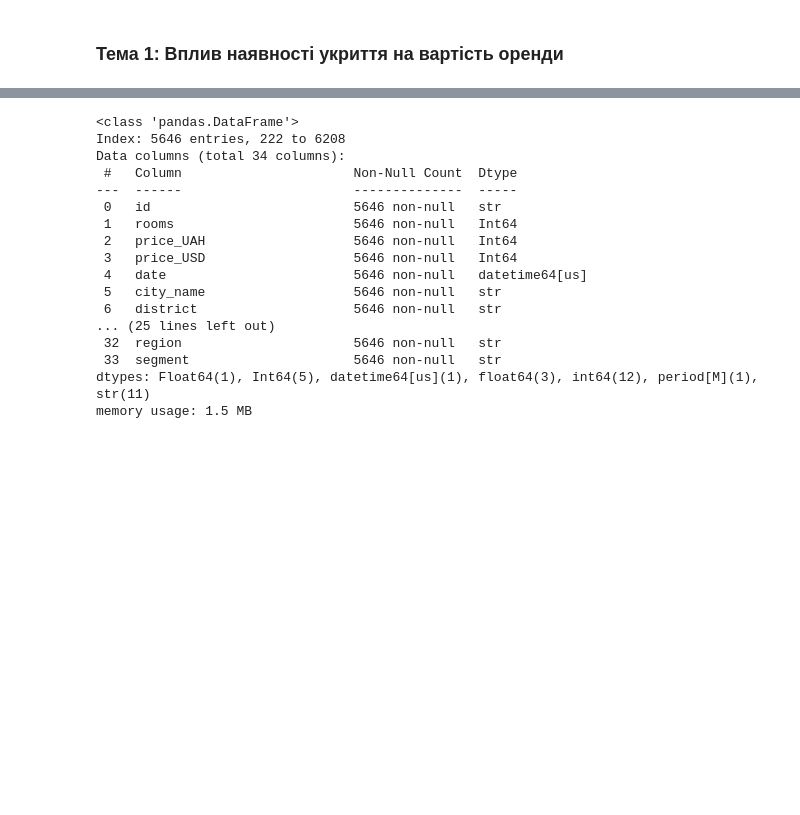
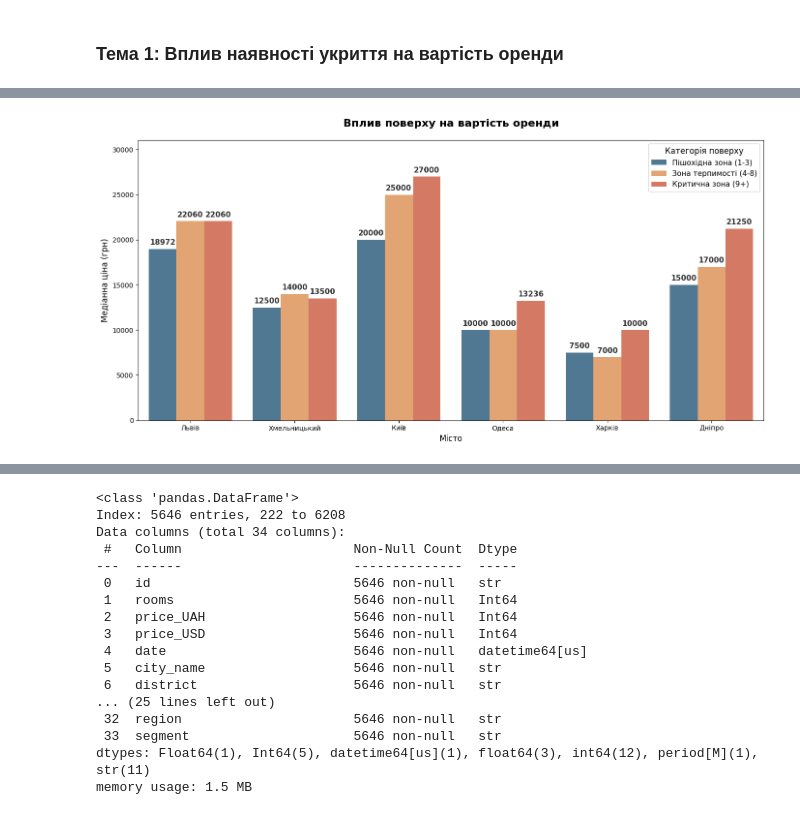
Before and after one commit to kon7drat-illia/Residential-Rental-Market-Analysis, a Jupyter notebook: notebook.ipynb, the cells around one changed output, grey strips where cells are left out. Saved outputs shown, nothing was run; the diff lists cells and outputs as text; code cells hidden in the pictures; blank space fills up the shorter version.

```diff
--- a/notebook.ipynb
+++ b/notebook.ipynb
@@ -2831,0 +2856,77 @@ strong multicollinearity or other numerical problems.
+# %%
+# ==========================================
+# 1. ПІДГОТОВКА ДАНИХ (Весь датасет, 6 міст)
+# ==========================================
+target_cities = ['Львів', 'Хмельницький', 'Київ', 'Одеса', 'Харків', 'Дніпро']
+
+# Беремо всі сегменти
+df_floors = cl_df[cl_df['city_name'].isin(target_cities)].copy()
+
+# ==========================================
+# 2. КАТЕГОРИЗАЦІЯ ПОВЕРХІВ
+# ==========================================
+def categorize_floor(floor):
+    if pd.isna(floor):
+        return np.nan
+    if floor <= 3:
+        return 'Пішохідна зона (1-3)'
+    elif floor <= 8:
+        return 'Зона терпимості (4-8)'
+    else:
+        return 'Критична зона (9+)'
+
+# Створюємо колонку з категоріями
+df_floors['floor_category'] = df_floors['floor_current'].apply(categorize_floor)
+df_floors = df_floors.dropna(subset=['floor_category']) # Викидаємо, якщо поверх не вказаний
+
+# Рахуємо медіану
+floor_stats = df_floors.groupby(['city_name', 'floor_category'])['price_UAH'].median().reset_index()
+
+# Фіксуємо правильний порядок для графіка, щоб вони йшли логічно знизу вгору
+floor_order = ['Пішохідна зона (1-3)', 'Зона терпимості (4-8)', 'Критична зона (9+)']
+floor_stats['floor_category'] = pd.Categorical(floor_stats['floor_category'], categories=floor_order, ordered=True)
+
+# ==========================================
+# 3. ПОБУДОВА ГРАФІКА
+# ==========================================
+plt.figure(figsize=(14, 7))
+
+# Приємна, "спокійна" палітра без плямистих кольорів
+palette = ['#457b9d', '#f4a261', '#e76f51']
+
+ax = sns.barplot(
+    data=floor_stats,
+    x='city_name',
+    y='price_UAH',
+    hue='floor_category',
+    palette=palette,
+    order=target_cities # Зберігаємо звичний порядок міст
+)
+
+plt.title('Вплив поверху на вартість оренди', fontsize=16, pad=20, fontweight='bold')
+plt.xlabel('Місто', fontsize=12)
+plt.ylabel('Медіанна ціна (грн)', fontsize=12)
+
+# Додаємо красиві підписи цін над стовпчиками
+for p in ax.patches:
+    height = p.get_height()
+    if pd.isna(height) or height == 0:
+        continue
+
+    ax.annotate(f'{int(height)}',
+                (p.get_x() + p.get_width() / 2., height),
+                ha='center', va='bottom',
+                fontsize=11, fontweight='bold', color='#333333',
+                xytext=(0, 4), textcoords='offset points')
+
+# Налаштовуємо легенду та відступи
+plt.legend(title='Категорія поверху', fontsize=11, title_fontsize=12, loc='upper right')
+# Трохи збільшуємо верхню межу, щоб цифри не налазили на край графіка
+plt.ylim(0, floor_stats['price_UAH'].max() * 1.15)
+plt.tight_layout()
+
+# Зберігаємо та показуємо
+plt.savefig('plots/test_analysis/h2_floor_impact.png', dpi=300, bbox_inches='tight')
+plt.show()
+# %% [output]
+[figure, added]
```
Also changed, not shown: parts of 34 cells of this notebook, 27 other files.
